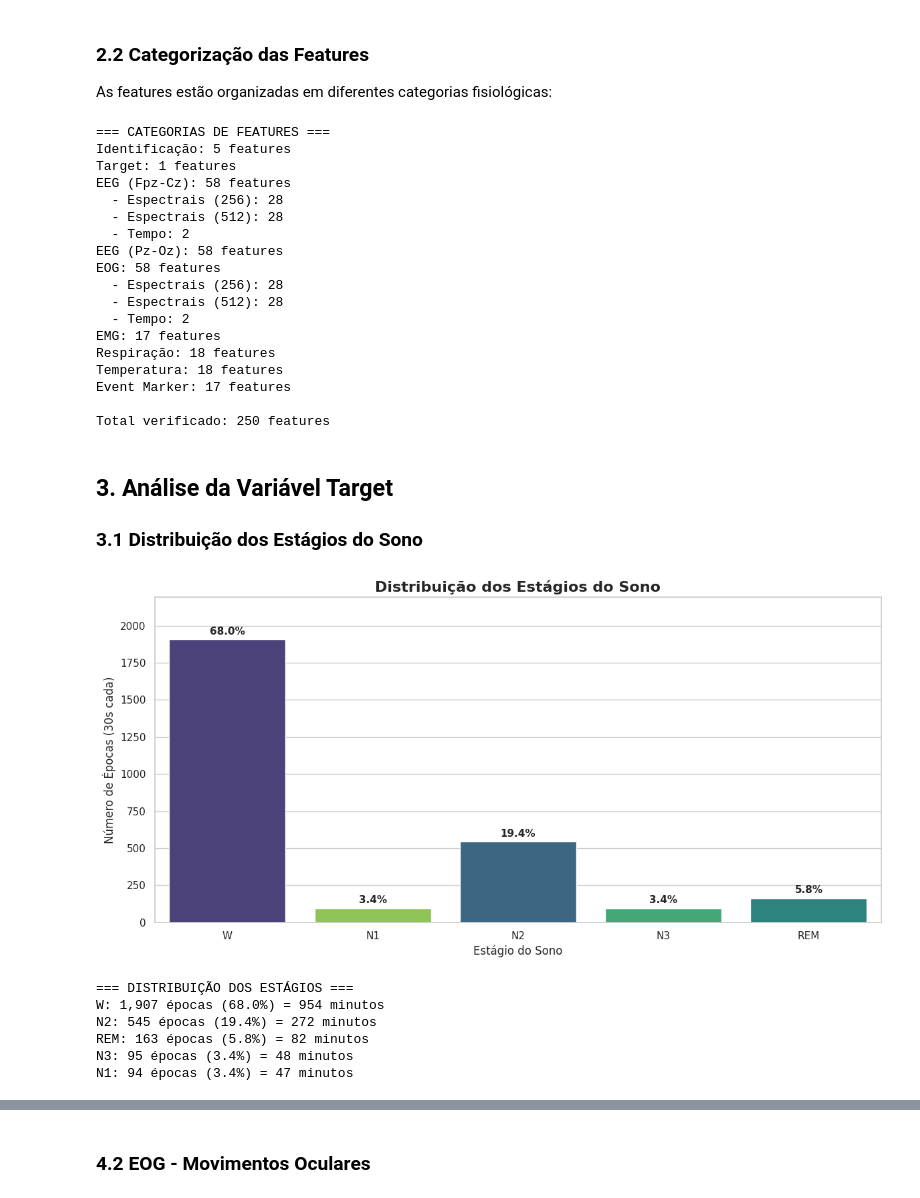
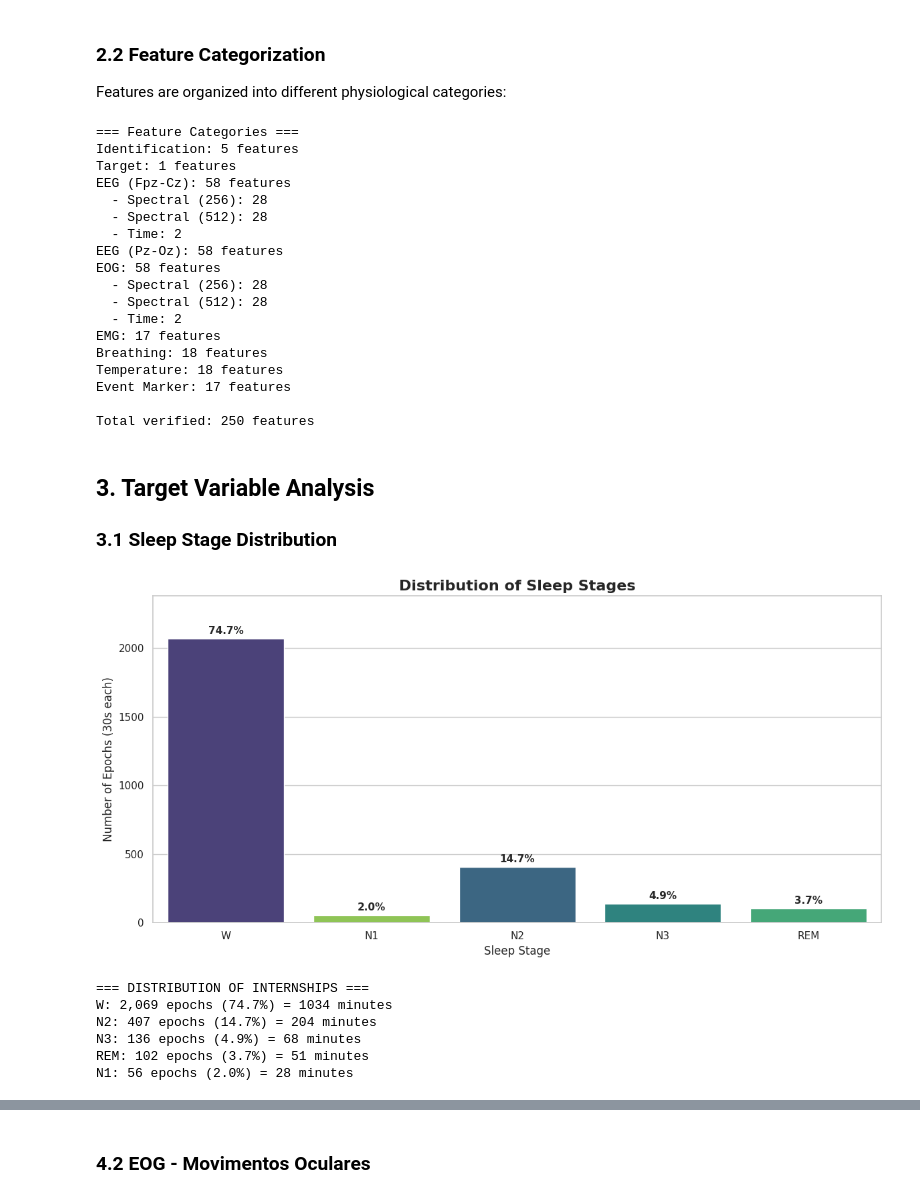
Before and after one commit to LeonardoMBarca/sleep-stages-classification, a Jupyter notebook: src/data-analysis/sleep-cassette/eda.ipynb, the cells around one changed output, grey strips where cells are left out. Drawn from its saved outputs; the diff is of its cells as text; code cells hidden in the pictures.

```diff
--- a/src/data-analysis/sleep-cassette/eda.ipynb
+++ b/src/data-analysis/sleep-cassette/eda.ipynb
@@ -37,7 +37,7 @@ from IPython.display import display, Markdown
 sns.set_theme(style="whitegrid")
 plt.rcParams['figure.figsize'] = (12, 8)
 # %%
-file_source = Path().resolve().parents[2] / "datalake" / "processed" / "sleep-cassette" / "subject_id=SC402" / "SC402N1.parquet"
+file_source = Path().resolve().parents[2] / "datalake" / "processed" / "sleep-cassette" / "subject_id=SC406" / "SC406N1.parquet"
 df = pl.read_parquet(file_source)
 
 print(f"Loaded dataset: {df.height:,} epochs × {df.width} features")
@@ -88,61 +88,61 @@ shape: (4, 2)
 === DATA QUALITY ===
 Total null values: 0
 Full dataset - no missing values!
-# %% [markdown]
-### 2.2 Categorização das Features
-
-As features estão organizadas em diferentes categorias fisiológicas:
+# %% [markdown]
+### 2.2 Feature Categorization
+
+Features are organized into different physiological categories:
 # %%
 columns = df.columns
 
 feature_categories = {
-    'Identificação': ['subject_id', 'night_id', 'epoch_idx', 't0_sec', 'tso_min'],
+    'Identification': ['subject_id', 'night_id', 'epoch_idx', 't0_sec', 'tso_min'],
     'Target': ['stage'],
     'EEG (Fpz-Cz)': [col for col in columns if 'EEG_Fpz_Cz' in col],
     'EEG (Pz-Oz)': [col for col in columns if 'EEG_Pz_Oz' in col],
     'EOG': [col for col in columns if 'EOG' in col],
     'EMG': [col for col in columns if 'EMG' in col],
-    'Respiração': [col for col in columns if 'Resp' in col],
-    'Temperatura': [col for col in columns if 'Temp' in col],
+    'Breathing': [col for col in columns if 'Resp' in col],
+    'Temperature': [col for col in columns if 'Temp' in col],
     'Event Marker': [col for col in columns if 'Event_marker' in col]
 }
 
-print("=== CATEGORIAS DE FEATURES ===")
+print("=== Feature Categories ===")
 for category, features in feature_categories.items():
     print(f"{category}: {len(features)} features")
     if category in ['EEG (Fpz-Cz)', 'EOG']:
         spectral_256 = len([f for f in features if '_256' in f])
         spectral_512 = len([f for f in features if '_512' in f])
         time_domain = len([f for f in features if '_256' not in f and '_512' not in f])
-        print(f"  - Espectrais (256): {spectral_256}")
-        print(f"  - Espectrais (512): {spectral_512}")
-        print(f"  - Tempo: {time_domain}")
+        print(f"  - Spectral (256): {spectral_256}")
+        print(f"  - Spectral (512): {spectral_512}")
+        print(f"  - Time: {time_domain}")
 
 total_features = sum(len(features) for features in feature_categories.values())
-print(f"\nTotal verificado: {total_features} features")
+print(f"\nTotal verified: {total_features} features")
 # %% [output]
-=== CATEGORIAS DE FEATURES ===
-Identificação: 5 features
+=== Feature Categories ===
+Identification: 5 features
 Target: 1 features
 EEG (Fpz-Cz): 58 features
-  - Espectrais (256): 28
-  - Espectrais (512): 28
-  - Tempo: 2
+  - Spectral (256): 28
+  - Spectral (512): 28
+  - Time: 2
 EEG (Pz-Oz): 58 features
 EOG: 58 features
-  - Espectrais (256): 28
-  - Espectrais (512): 28
-  - Tempo: 2
+  - Spectral (256): 28
+  - Spectral (512): 28
+  - Time: 2
 EMG: 17 features
-Respiração: 18 features
-Temperatura: 18 features
+Breathing: 18 features
+Temperature: 18 features
 Event Marker: 17 features
 
-Total verificado: 250 features
+Total verified: 250 features
-# %% [markdown]
-## 3. Análise da Variável Target
-
-### 3.1 Distribuição dos Estágios do Sono
+# %% [markdown]
+## 3. Target Variable Analysis
+
+### 3.1 Sleep Stage Distribution
 # %%
 cls_counts = df["stage"].value_counts(sort=True)
 cls_counts = cls_counts.with_columns(
@@ -151,42 +151,42 @@ cls_counts = cls_counts.with_columns(
     pl.col("stage").cast(pl.String)
 )
 
 stage_order = ["W", "N1", "N2", "N3", "REM"]
 
 plt.figure(figsize=(12, 6))
 ax = sns.barplot(
     data=cls_counts.to_pandas(),
     x="stage",
     y="count",
     order=stage_order,
     palette="viridis",
     hue="stage",
     legend=False
 )
 
 for i, (stage, row) in enumerate(cls_counts.to_pandas().iterrows()):
     if row['stage'] in stage_order:
         ax.text(stage_order.index(row['stage']), row['count'] + 20,
                 f"{row['proportion']:.1%}",
                 ha='center', va='bottom', fontsize=11, fontweight='bold')
 
-ax.set_title("Distribuição dos Estágios do Sono", fontsize=16, fontweight='bold')
-ax.set_xlabel("Estágio do Sono", fontsize=12)
-ax.set_ylabel("Número de Épocas (30s cada)", fontsize=12)
+ax.set_title("Distribution of Sleep Stages", fontsize=16, fontweight='bold')
+ax.set_xlabel("Sleep Stage", fontsize=12)
+ax.set_ylabel("Number of Epochs (30s each)", fontsize=12)
 ax.set_ylim(0, cls_counts["count"].max() * 1.15)
 
 plt.tight_layout()
 plt.show()
 
-print("=== DISTRIBUIÇÃO DOS ESTÁGIOS ===")
+print("=== DISTRIBUTION OF INTERNSHIPS ===")
 for row in cls_counts.to_pandas().itertuples():
     minutes = row.count * 0.5
-    print(f"{row.stage}: {row.count:,} épocas ({row.proportion:.1%}) = {minutes:.0f} minutos")
+    print(f"{row.stage}: {row.count:,} epochs ({row.proportion:.1%}) = {minutes:.0f} minutes")
 # %% [output]
-[figure, old version]
+[figure, new version]
-=== DISTRIBUIÇÃO DOS ESTÁGIOS ===
-W: 1,907 épocas (68.0%) = 954 minutos
-N2: 545 épocas (19.4%) = 272 minutos
-REM: 163 épocas (5.8%) = 82 minutos
-N3: 95 épocas (3.4%) = 48 minutos
-N1: 94 épocas (3.4%) = 47 minutos
+=== DISTRIBUTION OF INTERNSHIPS ===
+W: 2,069 epochs (74.7%) = 1034 minutes
+N2: 407 epochs (14.7%) = 204 minutes
+N3: 136 epochs (4.9%) = 68 minutes
+REM: 102 epochs (3.7%) = 51 minutes
+N1: 56 epochs (2.0%) = 28 minutes
```
Also changed, not shown: parts of 20 cells of this notebook, 20 other files.
